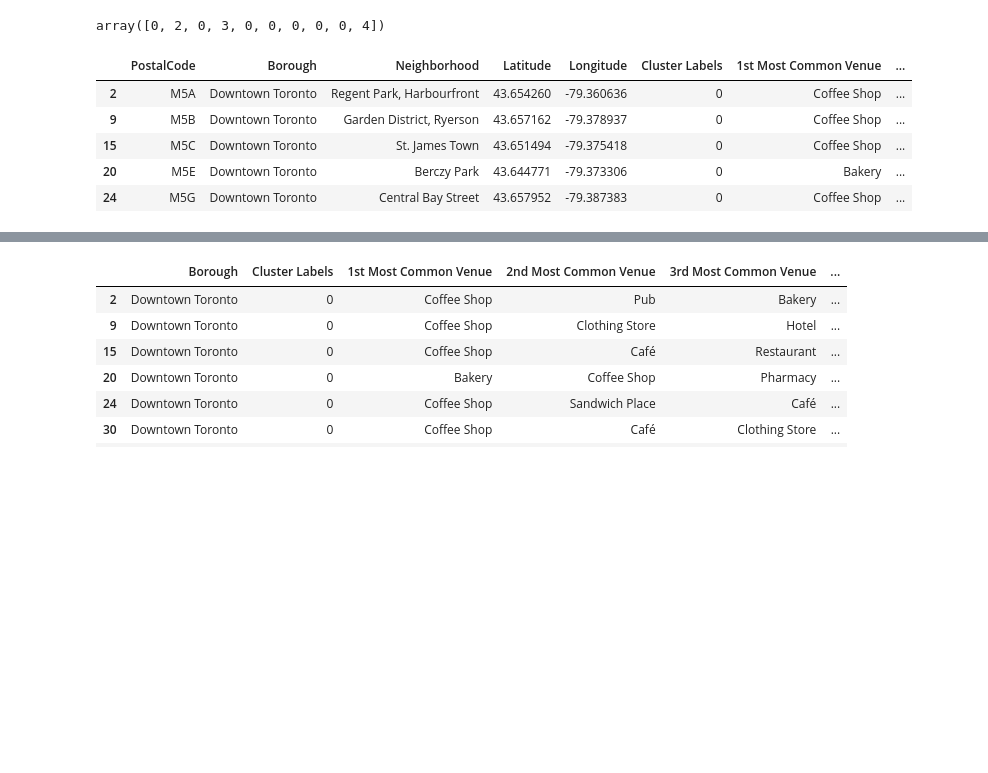
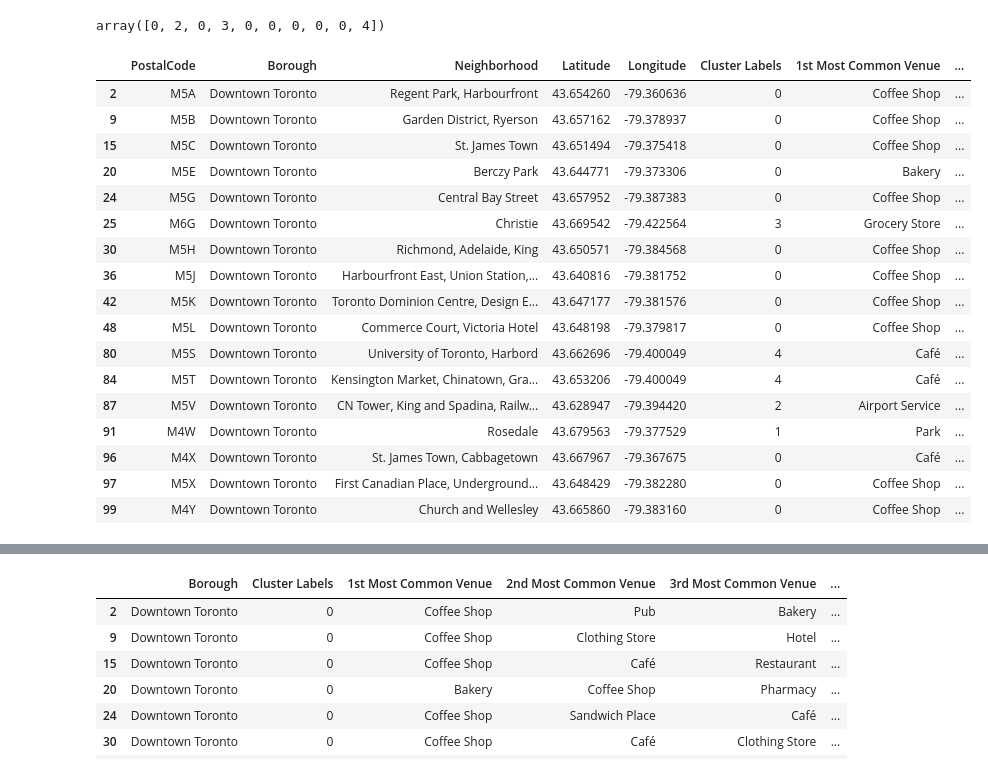
Before and after one commit to asernesto/Coursera_Capstone, a Jupyter notebook: data_science_capstone_week_3_section_3.ipynb, the cells around one changed output, grey strips where cells are left out. Cells and saved outputs as stored; diff of their text form; code cells hidden in the pictures; blank space fills up the shorter version.

```diff
--- a/data_science_capstone_week_3_section_3.ipynb
+++ b/data_science_capstone_week_3_section_3.ipynb
@@ -59,6 +73,6 @@ Toronto_Neighborhoods_df.head()
 # %%
-CLIENT_ID = input('Please enter your Foursquare client id')
-CLIENT_SECRET = input('Please enter your Foursquare client secret')
+CLIENT_ID = getpass.getpass('Please enter your Foursquare client id:')
+CLIENT_SECRET = getpass.getpass('Please enter your Foursquare client secret:')
 VERSION = '20180605' # Foursquare API version
 LIMIT = 100 # A default Foursquare API limit value
 radius = 500
@@ -239,19 +286,32 @@ array([0, 2, 0, 3, 0, 0, 0, 0, 0, 4])
 # %%
 # add clustering labels
 neighborhoods_venues_sorted.insert(0, 'Cluster Labels', kmeans.labels_)
 
 downtown_toronto_merged = downtown_toronto_data
 
 # merge manhattan_grouped with manhattan_data to add latitude/longitude for each neighborhood
 downtown_toronto_merged = downtown_toronto_merged.join(neighborhoods_venues_sorted.set_index('Neighborhood'), on='Neighborhood')
 
-downtown_toronto_merged.head() # check the last columns!
+#view data
+downtown_toronto_merged
 # %% [output]
 |  | PostalCode | Borough | Neighborhood | Latitude | Longitude | Cluster Labels | 1st Most Common Venue | ... |
 | 2 | M5A | Downtown Toronto | Regent Park, Harbourfront | 43.654260 | -79.360636 | 0 | Coffee Shop | ... |
 | 9 | M5B | Downtown Toronto | Garden District, Ryerson | 43.657162 | -79.378937 | 0 | Coffee Shop | ... |
 | 15 | M5C | Downtown Toronto | St. James Town | 43.651494 | -79.375418 | 0 | Coffee Shop | ... |
 | 20 | M5E | Downtown Toronto | Berczy Park | 43.644771 | -79.373306 | 0 | Bakery | ... |
 | 24 | M5G | Downtown Toronto | Central Bay Street | 43.657952 | -79.387383 | 0 | Coffee Shop | ... |
+| 25 | M6G | Downtown Toronto | Christie | 43.669542 | -79.422564 | 3 | Grocery Store | ... |
+| 30 | M5H | Downtown Toronto | Richmond, Adelaide, King | 43.650571 | -79.384568 | 0 | Coffee Shop | ... |
+| 36 | M5J | Downtown Toronto | Harbourfront East, Union Station,... | 43.640816 | -79.381752 | 0 | Coffee Shop | ... |
+| 42 | M5K | Downtown Toronto | Toronto Dominion Centre, Design E... | 43.647177 | -79.381576 | 0 | Coffee Shop | ... |
+| 48 | M5L | Downtown Toronto | Commerce Court, Victoria Hotel | 43.648198 | -79.379817 | 0 | Coffee Shop | ... |
+| 80 | M5S | Downtown Toronto | University of Toronto, Harbord | 43.662696 | -79.400049 | 4 | Café | ... |
+| 84 | M5T | Downtown Toronto | Kensington Market, Chinatown, Gra... | 43.653206 | -79.400049 | 4 | Café | ... |
+| 87 | M5V | Downtown Toronto | CN Tower, King and Spadina, Railw... | 43.628947 | -79.394420 | 2 | Airport Service | ... |
+| 91 | M4W | Downtown Toronto | Rosedale | 43.679563 | -79.377529 | 1 | Park | ... |
+| 96 | M4X | Downtown Toronto | St. James Town, Cabbagetown | 43.667967 | -79.367675 | 0 | Café | ... |
+| 97 | M5X | Downtown Toronto | First Canadian Place, Underground... | 43.648429 | -79.382280 | 0 | Coffee Shop | ... |
+| 99 | M4Y | Downtown Toronto | Church and Wellesley | 43.665860 | -79.383160 | 0 | Coffee Shop | ... |
 # %%
 # create map
```
Also changed, not shown: parts of 9 cells of this notebook, 2 other files.
